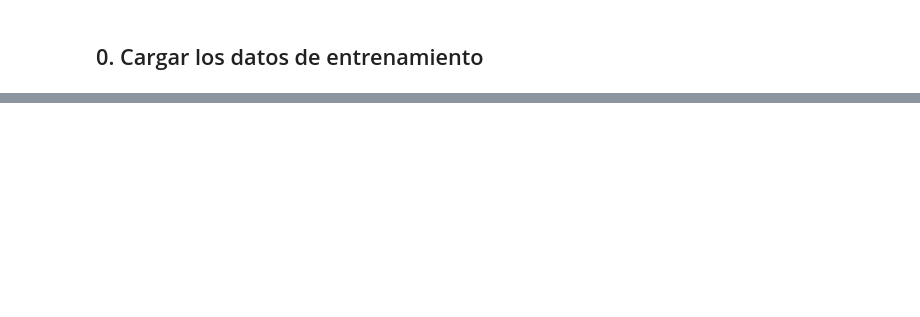
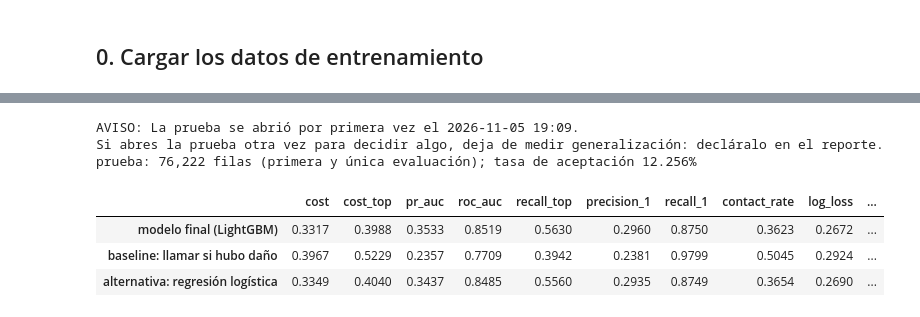
Before and after one commit to andiryospina/proyecto_venta_cruzada_seguro, a Jupyter notebook: notebooks/07_validacion_interpretacion.ipynb, the cells around one changed output, grey strips where cells are left out. Cells and saved outputs as stored; diff of their text form; code cells hidden in the pictures; blank space fills up the shorter version.

```diff
--- a/notebooks/07_validacion_interpretacion.ipynb
+++ b/notebooks/07_validacion_interpretacion.ipynb
@@ -191,0 +132,11 @@ else:
+# %%
+final_base = build_tuned_pipeline("lightgbm", DECISIONES["parametros_valores"])
+modelo_final = CalibratedClassifierCV(final_base, method="isotonic", cv=3) if DECISIONES["calibrar"] else clone(final_base)
+modelo_final.fit(X_train, y_train)
+
+baseline = DamageRuleClassifier().fit(X_train, y_train)
+alternativa = build_tuned_pipeline("regresion_logistica", START_PARAMS["regresion_logistica"]).fit(X_train, y_train)
+
+(ROOT / "models").mkdir(exist_ok=True)
+joblib.dump(modelo_final, ROOT / "models" / "final_pipeline.joblib")
+print("modelo final guardado en models/final_pipeline.joblib")
@@ -191,0 +149,30 @@ else:
+# %%
+marca = ROOT / "reports" / "prueba_abierta.txt"
+if marca.exists():
+    print("AVISO:", marca.read_text(encoding="utf-8").strip())
+    print("Si abres la prueba otra vez para decidir algo, deja de medir generalización: decláralo en el reporte.")
+else:
+    marca.write_text(f"La prueba se abrió por primera vez el {datetime.now():%Y-%m-%d %H:%M}.", encoding="utf-8")
+test = pd.read_parquet(ROOT / "data" / "processed" / "holdout.parquet")
+X_test, y_test = test.drop(columns=[TARGET]), test[TARGET]
+print(f"prueba: {test.shape[0]:,} filas (primera y única evaluación); tasa de aceptación {y_test.mean():.3%}")
+# %% [output]
+AVISO: La prueba se abrió por primera vez el 2026-11-05 19:09.
+Si abres la prueba otra vez para decidir algo, deja de medir generalización: decláralo en el reporte.
+prueba: 76,222 filas (primera y única evaluación); tasa de aceptación 12.256%
+# %%
+proba_final = modelo_final.predict_proba(X_test)[:, 1]
+proba_base = baseline.predict_proba(X_test)[:, 1]
+proba_alt = alternativa.predict_proba(X_test)[:, 1]
+
+metricas_prueba = {}
+for name, p in {"modelo final (LightGBM)": proba_final, "baseline: llamar si hubo daño": proba_base, "alternativa: regresión logística": proba_alt}.items():
+    metricas_prueba[name] = technical_metrics(y_test, p)
+resumen = pd.DataFrame(metricas_prueba).T
+cols = ["cost", "cost_top", "pr_auc", "roc_auc", "recall_top", "precision_1", "recall_1", "contact_rate", "log_loss", "brier"]
+display(resumen[cols].style.format("{:.4f}"))
+# %% [output]
+|  | cost | cost_top | pr_auc | roc_auc | recall_top | precision_1 | recall_1 | contact_rate | log_loss | ... |
+| modelo final (LightGBM) | 0.3317 | 0.3988 | 0.3533 | 0.8519 | 0.5630 | 0.2960 | 0.8750 | 0.3623 | 0.2672 | ... |
+| baseline: llamar si hubo daño | 0.3967 | 0.5229 | 0.2357 | 0.7709 | 0.3942 | 0.2381 | 0.9799 | 0.5045 | 0.2924 | ... |
+| alternativa: regresión logística | 0.3349 | 0.4040 | 0.3437 | 0.8485 | 0.5560 | 0.2935 | 0.8749 | 0.3654 | 0.2690 | ... |
```
Also changed, not shown: parts of 39 cells of this notebook, 14 other files.
